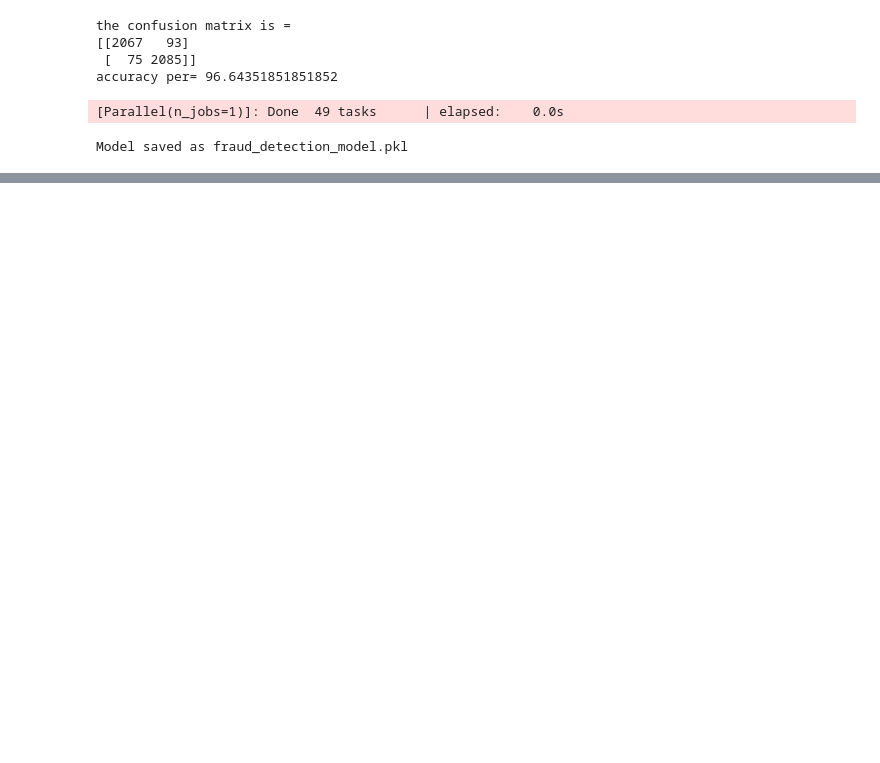
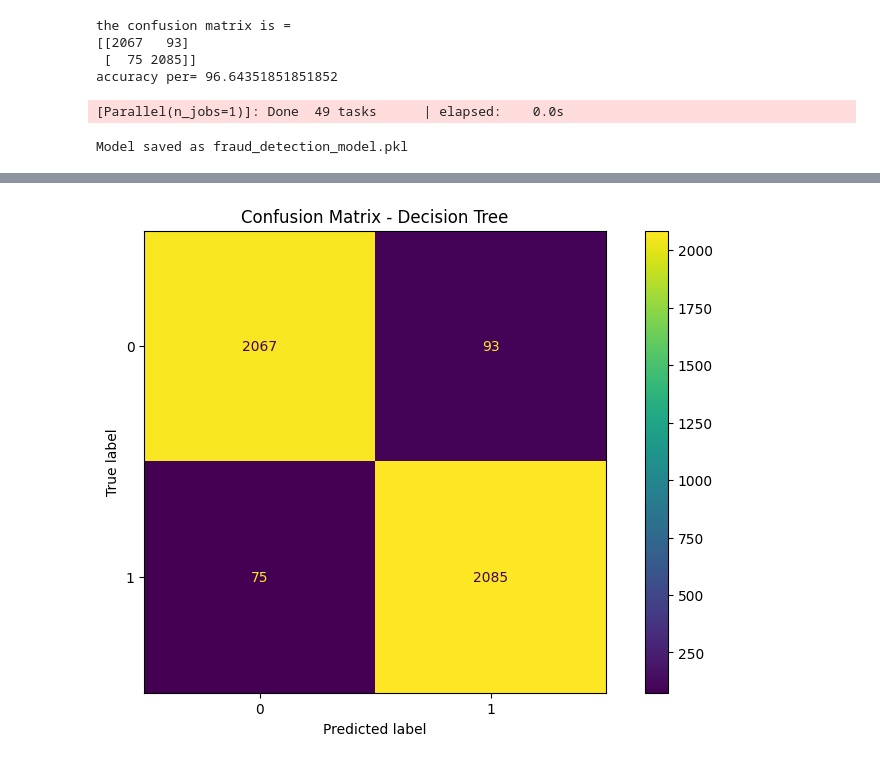
Before and after one commit to P-FardeenMalik/Fraud-Detection-on-Bank-Payments, a Jupyter notebook: Project.ipynb, the cells around one changed output, grey strips where cells are left out. Saved outputs shown, nothing was run; the diff lists cells and outputs as text; code cells hidden in the pictures; blank space fills up the shorter version.

```diff
--- a/Project.ipynb
+++ b/Project.ipynb
@@ -373,0 +396,8 @@ Model saved as fraud_detection_model.pkl
+# %%
+# Confusion Matrix for Decision Tree
+y_pred_tree = classifier.predict(X_test)
+ConfusionMatrixDisplay.from_predictions(y_test, y_pred_tree)
+plt.title("Confusion Matrix - Decision Tree")
+plt.show()
+# %% [output]
+[figure, added]
```
Also changed, not shown: parts of 7 cells of this notebook, 1 other file.
